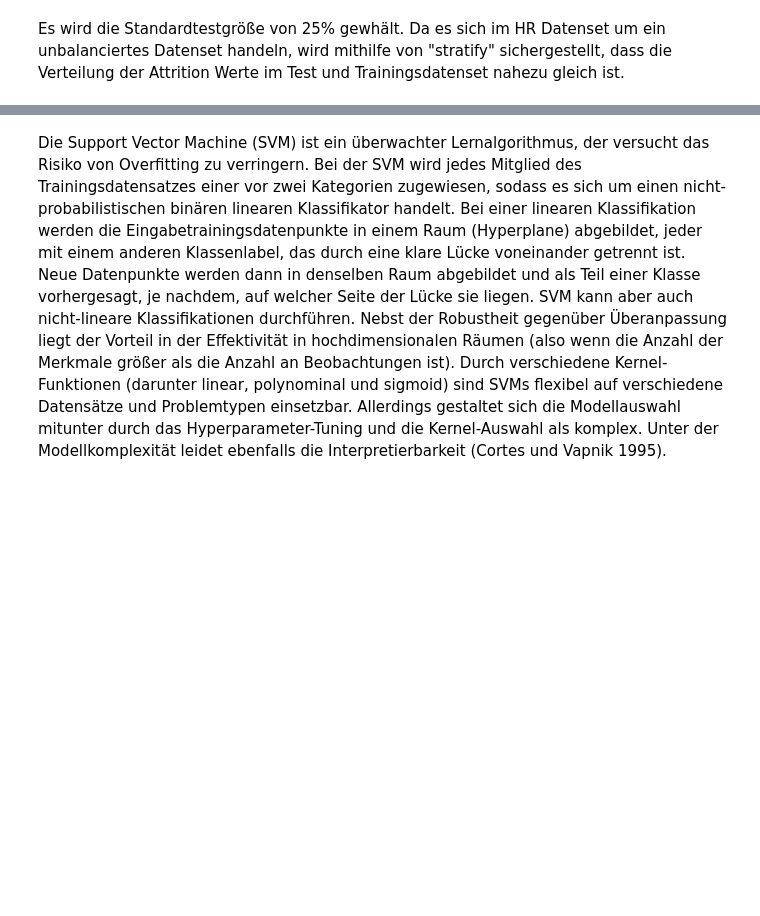
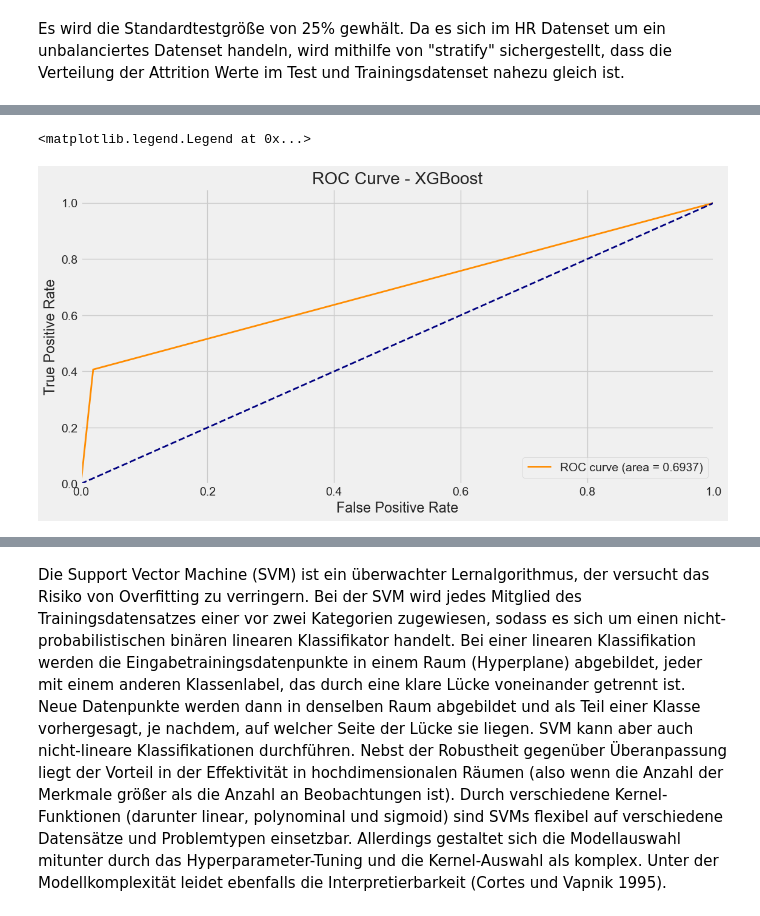
Before and after one commit to vngtr/datamining, a Jupyter notebook: 4.Modeling.ipynb, the cells around one changed output, grey strips where cells are left out. Cells and saved outputs as stored; diff of their text form; code cells hidden in the pictures; blank space fills up the shorter version.

```diff
--- a/4.Modeling.ipynb
+++ b/4.Modeling.ipynb
@@ -79,0 +229,18 @@ def evaluate(model, X_train, X_test, y_train, y_test):
+# %%
+# Berechnen der FPR, TPR und AUC
+fpr_xgb_model, tpr_xgb_model, _ = roc_curve(y_test, xgb_preds)
+roc_auc_xgb_model = roc_auc_score(y_test, xgb_preds)
+# %%
+# Plotten der ROC-Kurve für XGBoost
+plt.figure(figsize=(12, 6))
+plt.plot(fpr_xgb_model, tpr_xgb_model, color='darkorange', lw=2, label=f'ROC curve (area = {roc_auc_xgb_model:0.4f})')
+plt.plot([0, 1], [0, 1], color='navy', lw=2, linestyle='--')
+plt.xlim([0.0, 1.0])
+plt.ylim([0.0, 1.05])
+plt.xlabel('False Positive Rate')
+plt.ylabel('True Positive Rate')
+plt.title('ROC Curve - XGBoost')
+plt.legend(loc="lower right")
+# %% [output]
+<matplotlib.legend.Legend at 0x...>
+[figure, added]
```
Also changed, not shown: parts of 28 cells of this notebook.
